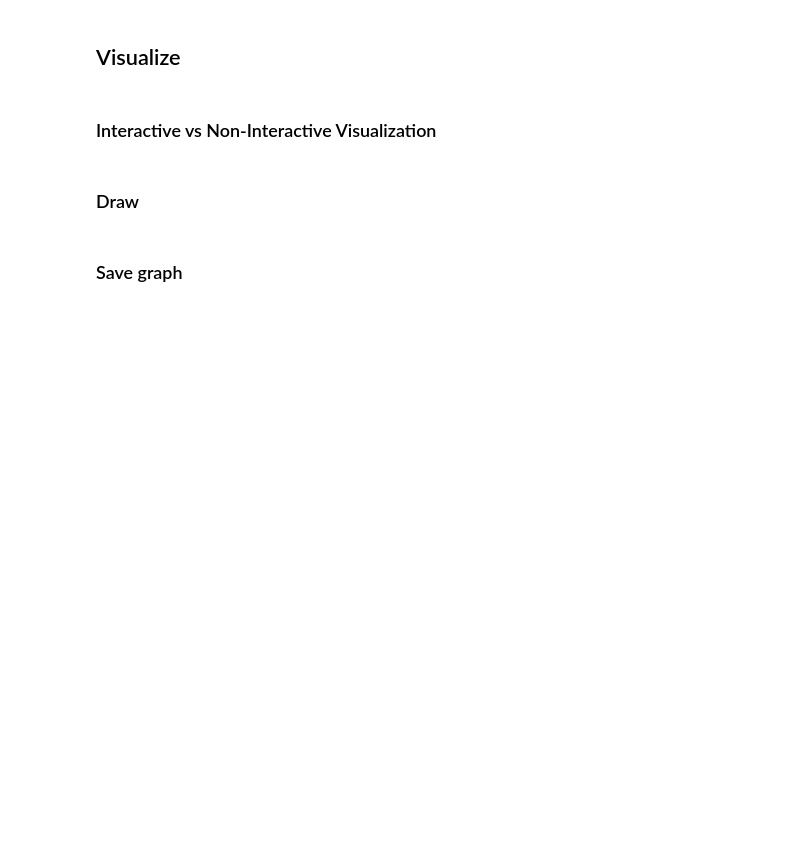
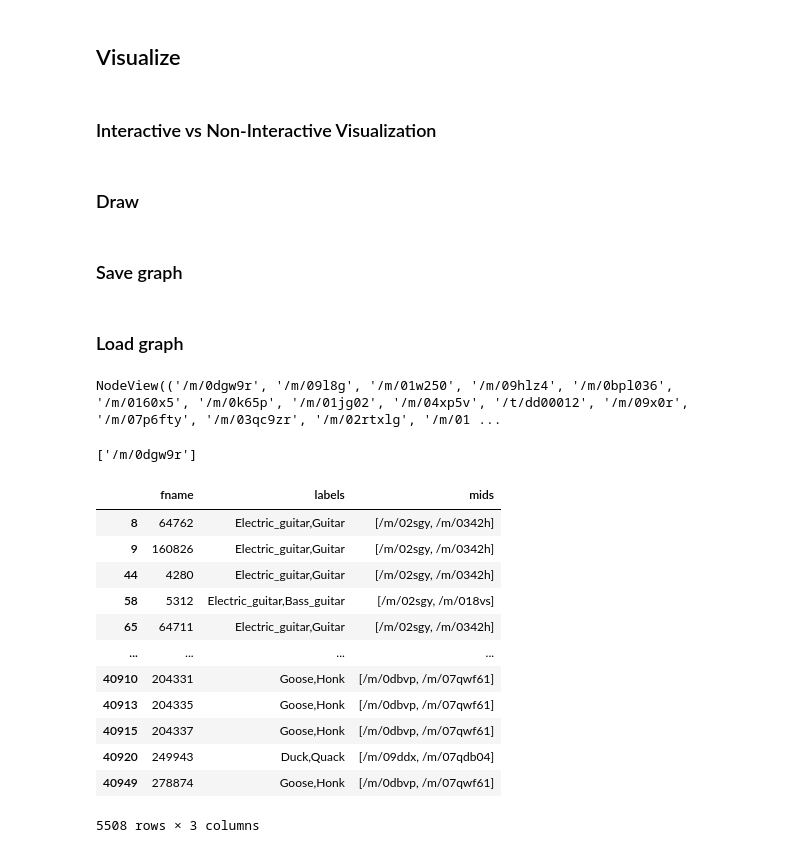
Before and after one commit to aememis/IEMA, a Jupyter notebook: code/analyze_datasets/fsd0k/fsd50k.ipynb, the cells around one changed output. Saved outputs shown, nothing was run; the diff lists cells and outputs as text; code cells hidden in the pictures; blank space fills up the shorter version.

```diff
--- a/code/analyze_datasets/fsd0k/fsd50k.ipynb
+++ b/code/analyze_datasets/fsd0k/fsd50k.ipynb
@@ -151,3 +289,45 @@ plt.show()
 timestamp = pd.Timestamp.now().strftime("%Y%m%d_%H%M%S")
 with open(f"{timestamp}_dataset_ontology.gpickle", "wb") as f:
     pickle.dump(G, f, pickle.HIGHEST_PROTOCOL)
+# %% [markdown]
+### Load graph
+# %%
+# load the graph
+import pickle
+
+with open("20241006_154042_dataset_ontology.gpickle", "rb") as f:
+    G = pickle.load(f)
+
+G.nodes()
+# %% [output]
+NodeView(('/m/0dgw9r', '/m/09l8g', '/m/01w250', '/m/09hlz4', '/m/0bpl036', '/m/0160x5', '/m/0k65p', '/m/01jg02', '/m/04xp5v', '/t/dd00012', '/m/09x0r', '/m/07p6fty', '/m/03qc9zr', '/m/02rtxlg', '/m/01 ...
+# %%
+# create a function that returns all the parents of a given node
+
+
+def get_parents(G, node, level=None):
+    parents = nx.ancestors(G, node)
+    if level is not None:
+        parents = [p for p in parents if p in layers[level]]
+    return parents
+
+
+get_parents(G, "/t/dd00135", level=0)
+# %% [output]
+['/m/0dgw9r']
+# %%
+df_metacoll[df_metacoll["mids"].apply(lambda x: len(x) > 1)]
+# %% [output]
+|  | fname | labels | mids |
+| 8 | 64762 | Electric_guitar,Guitar | [/m/02sgy, /m/0342h] |
+| 9 | 160826 | Electric_guitar,Guitar | [/m/02sgy, /m/0342h] |
+| 44 | 4280 | Electric_guitar,Guitar | [/m/02sgy, /m/0342h] |
+| 58 | 5312 | Electric_guitar,Bass_guitar | [/m/02sgy, /m/018vs] |
+| 65 | 64711 | Electric_guitar,Guitar | [/m/02sgy, /m/0342h] |
+| ... | ... | ... | ... |
+| 40910 | 204331 | Goose,Honk | [/m/0dbvp, /m/07qwf61] |
+| 40913 | 204335 | Goose,Honk | [/m/0dbvp, /m/07qwf61] |
+| 40915 | 204337 | Goose,Honk | [/m/0dbvp, /m/07qwf61] |
+| 40920 | 249943 | Duck,Quack | [/m/09ddx, /m/07qdb04] |
+| 40949 | 278874 | Goose,Honk | [/m/0dbvp, /m/07qwf61] |
+5508 rows × 3 columns
```
Also changed, not shown: parts of 9 cells of this notebook, 6 other files.
